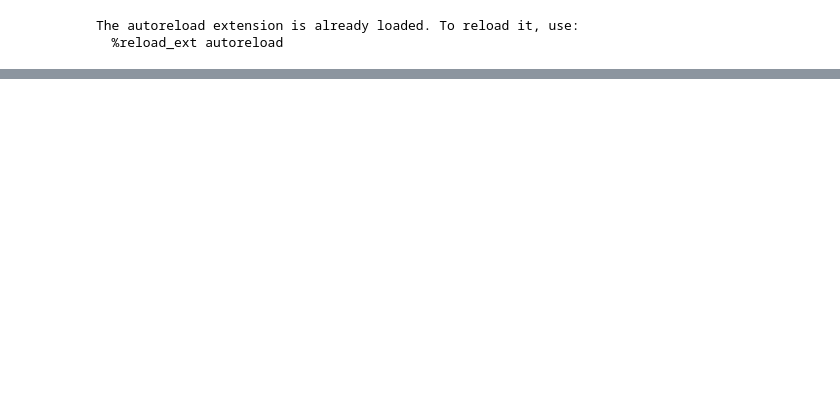
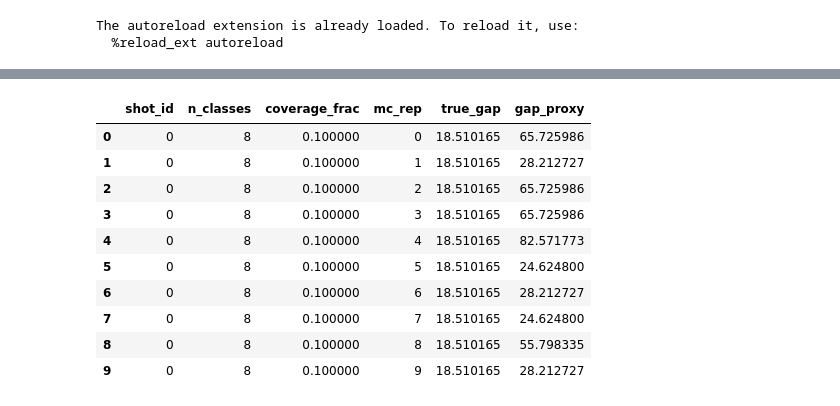
Before and after one commit to NOT4LONG01/soft-info-code-switch, a Jupyter notebook: simulations/analysis/notebooks/bb_exhaustive_correlation_analysis.ipynb, the cells around one changed output, grey strips where cells are left out. Saved outputs shown, nothing was run; the diff lists cells and outputs as text; code cells hidden in the pictures; blank space fills up the shorter version.

```diff
--- a/simulations/analysis/notebooks/bb_exhaustive_correlation_analysis.ipynb
+++ b/simulations/analysis/notebooks/bb_exhaustive_correlation_analysis.ipynb
@@ -1059,0 +889,83 @@ Errors per shot: 4095
+# %%
+# ==============================================================================
+# Run Monte Carlo Grid Simulation (with stop-and-restart support)
+# ==============================================================================
+
+from tqdm.auto import tqdm
+
+# Parameter grid
+N_CLASSES_VALUES = 2**np.arange(3, 13)
+COVERAGE_FRACTION_VALUES = np.arange(0.1, 1.01, 0.1)
+N_MC_REPS = 50
+
+# Output file for raw MC samples (enables stop-and-restart)
+RAW_MC_OUTPUT_PATH = RESULTS_PATH.parent / f"bb_n{N_QUBITS}_p{P}_random_proxy_raw.parquet"
+
+# Random seed for reproducibility
+rng = np.random.default_rng(42)
+
+print("Monte Carlo Simulation Configuration:")
+print(f"  N_classes values: {N_CLASSES_VALUES}")
+print(f"  Coverage fractions: {len(COVERAGE_FRACTION_VALUES)} values from {COVERAGE_FRACTION_VALUES[0]:.1f} to {COVERAGE_FRACTION_VALUES[-1]:.1f}")
+print(f"  MC repetitions per config: {N_MC_REPS}")
+print(f"  Raw output file: {RAW_MC_OUTPUT_PATH.name}")
+print()
+
+# Check for existing data (stop-and-restart support)
+all_raw_results = []
+completed_shots = set()
+
+if RAW_MC_OUTPUT_PATH.exists():
+    existing_df = pd.read_parquet(RAW_MC_OUTPUT_PATH)
+    all_raw_results = existing_df.to_dict("records")
+    completed_shots = set(existing_df["shot_id"].unique())
+    print(f"Resuming from existing file: {len(existing_df):,} records, {len(completed_shots)} shots completed")
+
+# Determine which shots to process
+shot_groups = [(sid, sdata) for sid, sdata in df_results.groupby("shot_id")]
+remaining_shots = [(sid, sdata) for sid, sdata in shot_groups if sid not in completed_shots]
+
+if not remaining_shots:
+    print("All shots already processed. Loading existing data.")
+    df_mc_raw = pd.DataFrame(all_raw_results)
+else:
+    print(f"Processing {len(remaining_shots)} remaining shots (out of {len(shot_groups)} total)...")
+
+    total_iterations = len(remaining_shots) * len(COVERAGE_FRACTION_VALUES) * len(N_CLASSES_VALUES)
+
+    with tqdm(total=total_iterations, desc="Simulating") as pbar:
+        for shot_id, shot_data in remaining_shots:
+            # Compute true gap for this shot
+            true_gap = compute_true_gap(shot_data)
+
+            shot_records = []
+            for coverage_frac in COVERAGE_FRACTION_VALUES:
+                for n_classes in N_CLASSES_VALUES:
+                    # Simulate random gap proxy
+                    gap_proxies = simulate_random_gap_proxy(
+                        shot_data, n_classes, coverage_frac, N_MC_REPS, rng
+                    )
+
+                    # Store each MC sample as a separate row
+                    for mc_rep, gap_proxy in enumerate(gap_proxies):
+                        shot_records.append({
+                            "shot_id": shot_id,
+                            "n_classes": int(n_classes),
+                            "coverage_frac": float(coverage_frac),
+                            "mc_rep": mc_rep,
+                            "true_gap": float(true_gap),
+                            "gap_proxy": float(gap_proxy),
+                        })
+                    pbar.update(1)
+
+            # Add to results and save incrementally
+            all_raw_results.extend(shot_records)
+            pd.DataFrame(all_raw_results).to_parquet(RAW_MC_OUTPUT_PATH, index=False)
+
+    df_mc_raw = pd.DataFrame(all_raw_results)
+    print(f"\nSimulation complete. Raw data saved to: {RAW_MC_OUTPUT_PATH.name}")
+
+print(f"\nRaw data: {len(df_mc_raw):,} records ({df_mc_raw['shot_id'].nunique()} shots)")
+print(f"\nPreview:")
+df_mc_raw.head(10)
+# %% [output]
@@ -1059,0 +984,11 @@ Errors per shot: 4095
+|  | shot_id | n_classes | coverage_frac | mc_rep | true_gap | gap_proxy |
+| 0 | 0 | 8 | 0.100000 | 0 | 18.510165 | 65.725986 |
+| 1 | 0 | 8 | 0.100000 | 1 | 18.510165 | 28.212727 |
+| 2 | 0 | 8 | 0.100000 | 2 | 18.510165 | 65.725986 |
+| 3 | 0 | 8 | 0.100000 | 3 | 18.510165 | 65.725986 |
+| 4 | 0 | 8 | 0.100000 | 4 | 18.510165 | 82.571773 |
+| 5 | 0 | 8 | 0.100000 | 5 | 18.510165 | 24.624800 |
+| 6 | 0 | 8 | 0.100000 | 6 | 18.510165 | 28.212727 |
+| 7 | 0 | 8 | 0.100000 | 7 | 18.510165 | 24.624800 |
+| 8 | 0 | 8 | 0.100000 | 8 | 18.510165 | 55.798335 |
+| 9 | 0 | 8 | 0.100000 | 9 | 18.510165 | 28.212727 |
```
Also changed, not shown: parts of 49 cells of this notebook, 1 other file.
